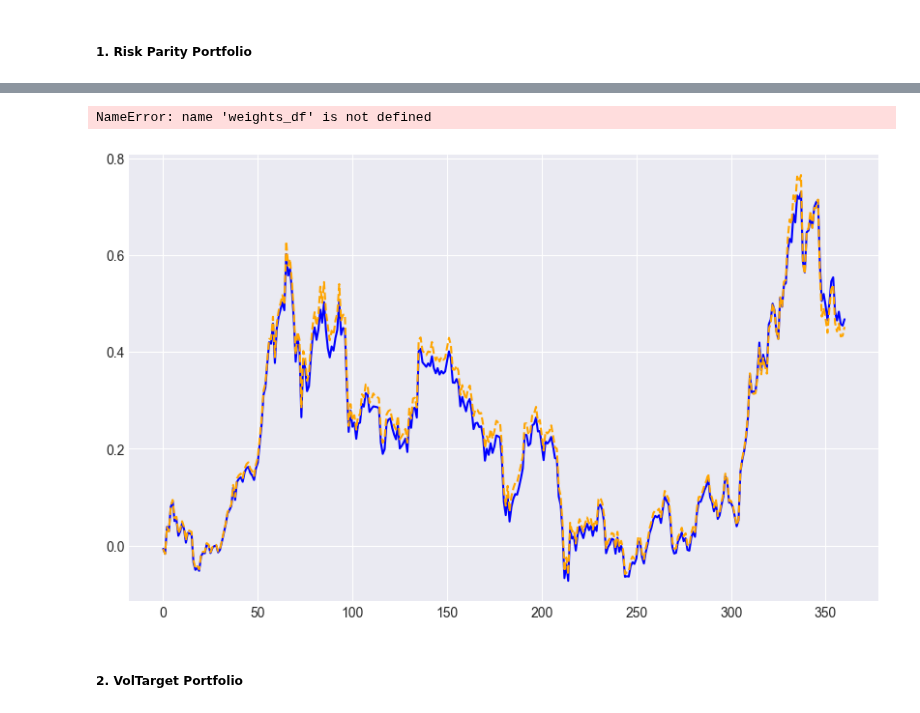
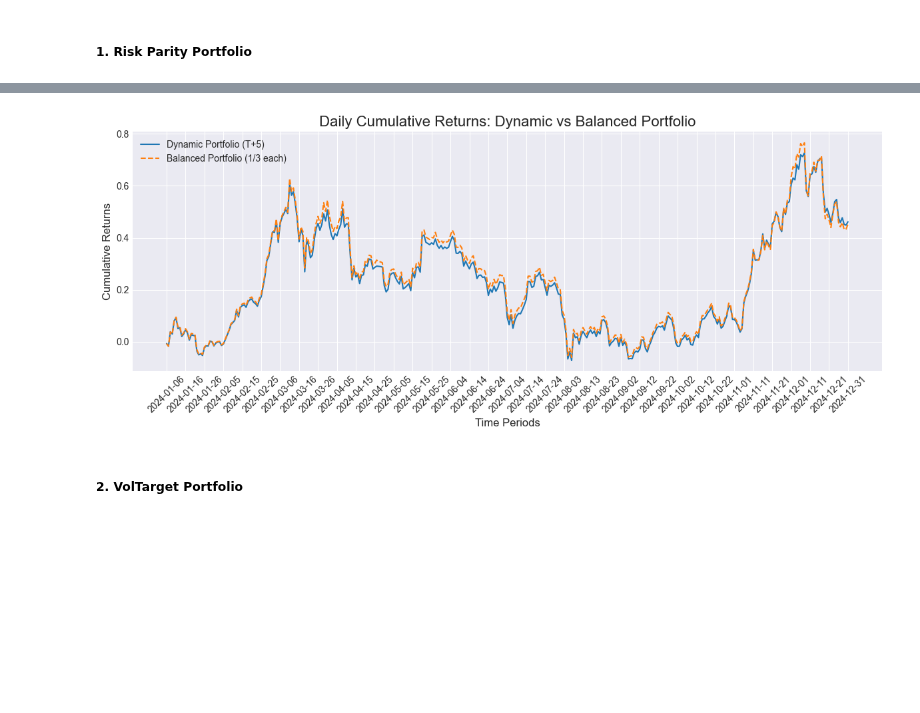
Before and after one commit to emmaebrl/crypto-volatility-lab, a Jupyter notebook: sandbox/Notebook_Final_Projet.ipynb, the cells around one changed output, grey strips where cells are left out. Cells and saved outputs as stored; diff of their text form; code cells hidden in the pictures; blank space fills up the shorter version.

```diff
--- a/sandbox/Notebook_Final_Projet.ipynb
+++ b/sandbox/Notebook_Final_Projet.ipynb
@@ -731,21 +724,21 @@ Rendement cumulé (portefeuille équilibré): 45.18%
-# %%
-cumulative_portfolio_returns = np.cumprod(1 + portfolio_returns) - 1
-cumulative_balanced_returns = np.cumprod(1 + balanced_returns) - 1
-
-plt.figure(figsize=(10, 6))
-plt.plot(cumulative_portfolio_returns, label="Portefeuille Dynamique", color='blue')
-plt.plot(cumulative_balanced_returns, label="Portefeuille Équilibré", color='orange', linestyle='--')
-plt.xticks(weights_df.index[::20], bitcoin_data["Date"][-len(weights_df):].dt.strftime('%Y-%m-%d').tolist()[::20], rotation=45)
-
-plt.title("Évolution des Rendements Cumulés")
-plt.xlabel("Jours")
-plt.ylabel("Rendement Cumulé")
-plt.legend()
-plt.grid(True)
-plt.show()
-# %% [output]
-NameError: name 'weights_df' is not defined
-[figure, removed]
+# %%
+
+cumulative_dynamic_returns = (1 + portfolio_returns).cumprod() - 1
+cumulative_balanced_returns = (1 + balanced_returns).cumprod() - 1
+
+plt.figure(figsize=(12, 5))
+plt.plot(cumulative_dynamic_returns, label="Dynamic Portfolio (T+5)")
+plt.plot(cumulative_balanced_returns, label="Balanced Portfolio (1/3 each)", linestyle='--')
+plt.title("Daily Cumulative Returns: Dynamic vs Balanced Portfolio", fontsize=16)
+plt.xlabel("Time Periods", fontsize=12)
+plt.ylabel("Cumulative Returns", fontsize=12)
+plt.legend()
+plt.grid(True)
+plt.xticks(weights_df_t5.index[::10], bitcoin_test_data["Date"][-len(weights_df_t5):].dt.strftime('%Y-%m-%d').tolist()[::10], rotation=45)
+plt.tight_layout()
+plt.show()
+# %% [output]
+[figure, added]
 # %% [markdown]
 ##### **2. VolTarget Portfolio**
 # %%
```
Also changed, not shown: parts of 8 cells of this notebook.
